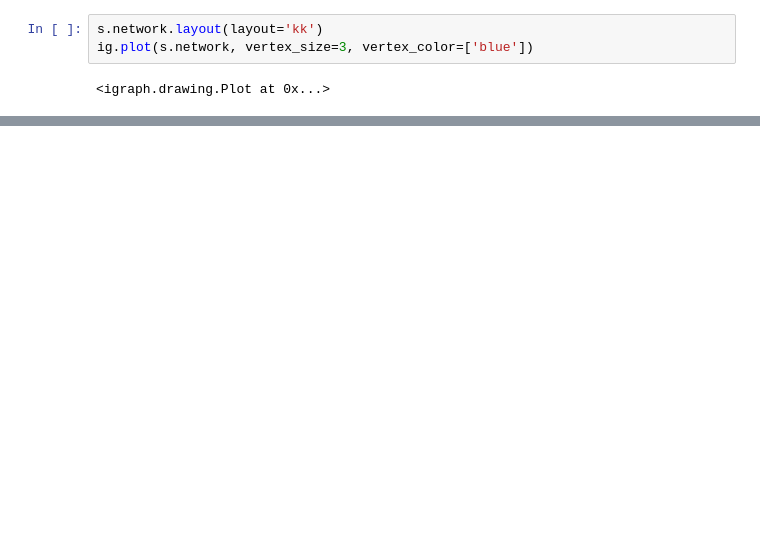
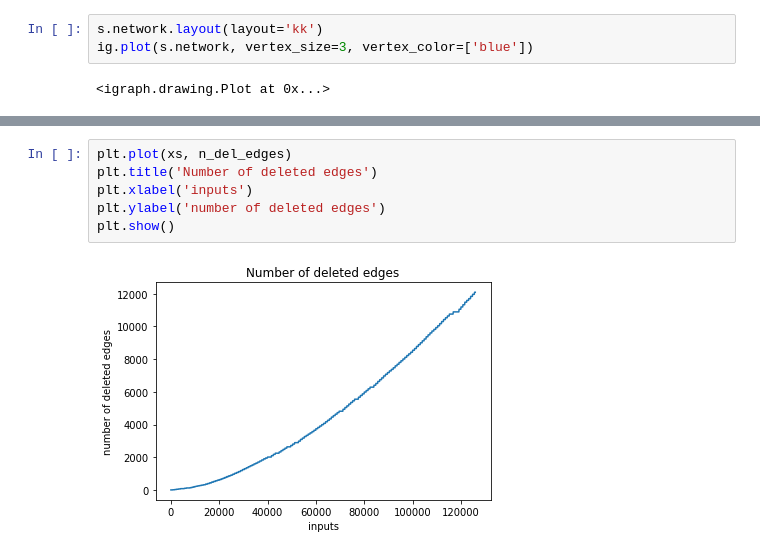
Before and after one commit to marcellorinaldo/SF-SOINN-IDS, a Jupyter notebook: nb_experiments.ipynb, the cells around one changed output, grey strips where cells are left out. Drawn from its saved outputs; the diff is of its cells as text; blank space fills up the shorter version.

```diff
--- a/nb_experiments.ipynb
+++ b/nb_experiments.ipynb
@@ -299,0 +335,8 @@ plt.show()
+# %%
+plt.plot(xs, n_del_edges)
+plt.title('Number of deleted edges')
+plt.xlabel('inputs')
+plt.ylabel('number of deleted edges')
+plt.show()
+# %% [output]
+[figure, added]
```
Also changed, not shown: parts of 10 cells of this notebook, 1 other file.
